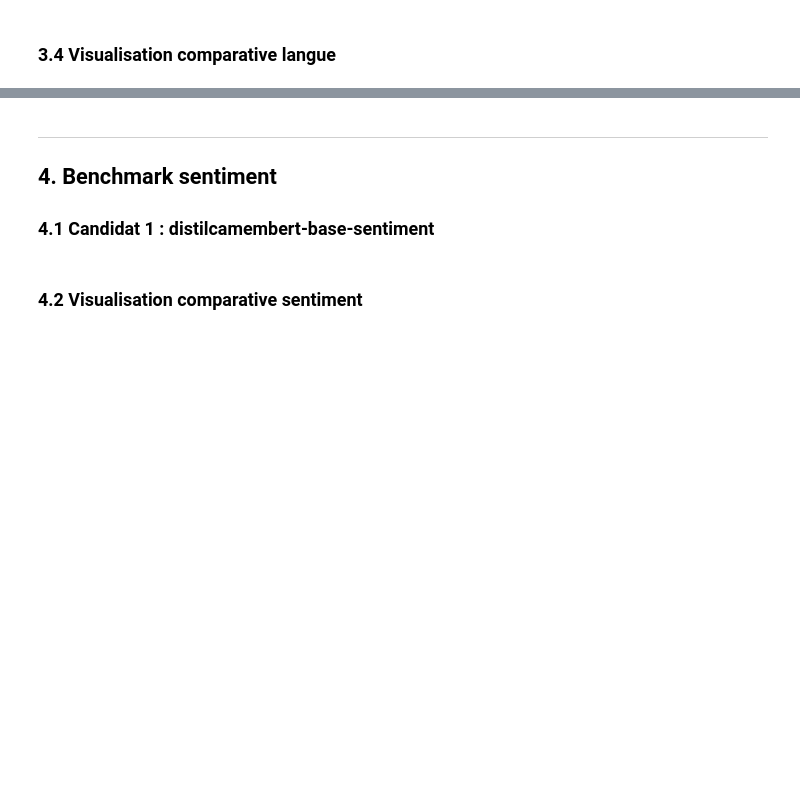
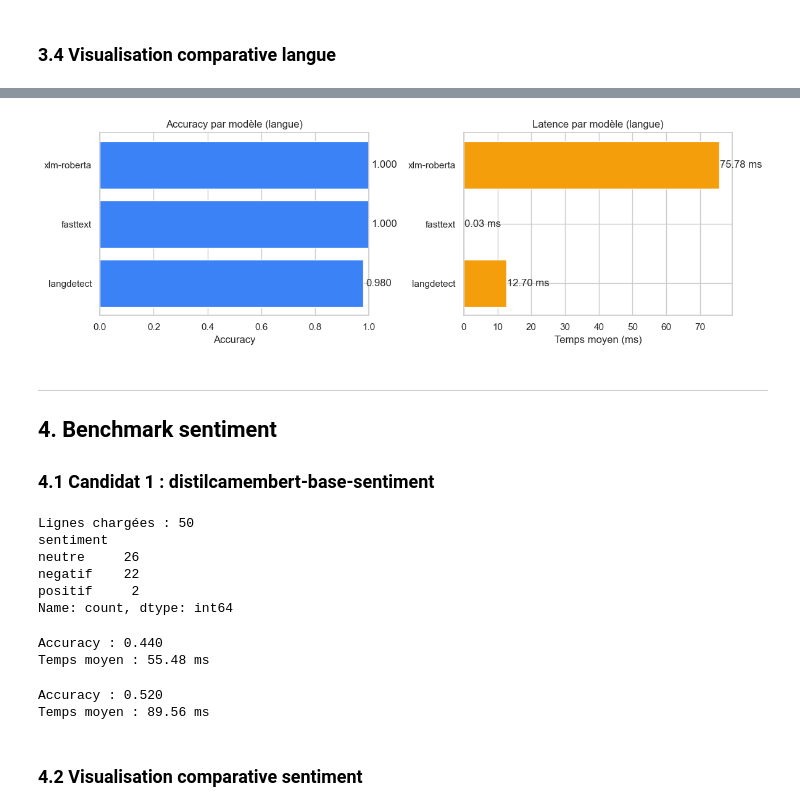
Before and after one commit to brice-g/m4, a Jupyter notebook: notebook_brief1_module4.ipynb, the cells around one changed output, grey strips where cells are left out. Cells and saved outputs as stored; diff of their text form; code cells hidden in the pictures; blank space fills up the shorter version.

```diff
--- a/notebook_brief1_module4.ipynb
+++ b/notebook_brief1_module4.ipynb
@@ -87,19 +104,17 @@ Extraire 50 lignes FR depuis la base (ou depuis le dataset local), annoter manue
 # df_sample = pd.read_sql(query, engine)
 #
 # Alternative : charger depuis le dataset local
-# df_all = pd.read_json("../M1/dataset_fastia_module1.jsonl", lines=True)
-# df_sample = df_all.sample(50, random_state=42)
+df_all = pd.read_json("dataset_fastia_module1.jsonl", lines=True)
+df_sample = df_all.sample(50, random_state=42)
 
 # Placeholder — à remplacer par vos 50 lignes annotées :
-# sentiment_data = [
-#     {"text": "...", "sentiment": "positif"},
-#     {"text": "...", "sentiment": "neutre"},
-#     {"text": "...", "sentiment": "negatif"},
-#     ...
-# ]
-#
-# with open(DATA_EVAL / "sentiment_eval_50.jsonl", "w", encoding="utf-8") as f:
-#     for item in sentiment_data:
-#         f.write(json.dumps(item, ensure_ascii=False) + "\n")
+sentiment_data = [
+    {"text": row["input"], "sentiment": "..."}
+    for _, row in df_sample.iterrows()
+]
+
+with open(DATA_EVAL / "sentiment_eval_50.jsonl", "w", encoding="utf-8") as f:
+    for item in sentiment_data:
+        f.write(json.dumps(item, ensure_ascii=False) + "\n")
 
 print("TODO : annoter 50 lignes et sauvegarder dans data/eval/sentiment_eval_50.jsonl")
@@ -267,30 +350,32 @@ plt.show()
 # %%
 # Comparaison des temps d'inférence
 # Ajouter results_fasttext et results_xlmr quand disponibles
-all_results_langue = [results_langdetect]  # ajouter les autres ici
+all_results_langue = [results_langdetect, results_fasttext, results_xlmr]  # ajouter les autres ici
 
 fig, axes = plt.subplots(1, 2, figsize=(12, 4))
 
 # Accuracy
 names = [r["model"] for r in all_results_langue]
 accs = [r["accuracy"] for r in all_results_langue]
 axes[0].barh(names, accs, color="#3b82f6")
 axes[0].set_xlim(0, 1)
 axes[0].set_xlabel("Accuracy")
 axes[0].set_title("Accuracy par modèle (langue)")
 for i, v in enumerate(accs):
     axes[0].text(v + 0.01, i, f"{v:.3f}", va="center")
 
 # Temps moyen
 avg_times = [np.mean(r["times_ms"]) for r in all_results_langue]
 axes[1].barh(names, avg_times, color="#f59e0b")
 axes[1].set_xlabel("Temps moyen (ms)")
 axes[1].set_title("Latence par modèle (langue)")
 for i, v in enumerate(avg_times):
     axes[1].text(v + 0.1, i, f"{v:.2f} ms", va="center")
 
 plt.tight_layout()
 plt.show()
+# %% [output]
+[figure, added]
 # %% [markdown]
 ---
 
@@ -311,6 +396,13 @@ else:
     print("⚠ Fichier sentiment_eval_50.jsonl non trouvé.")
     print("  → Compléter l'étape 2 d'abord (annotation manuelle).")
     df_sentiment = None
+# %% [output]
+Lignes chargées : 50
+sentiment
+neutre     26
+negatif    22
+positif     2
+Name: count, dtype: int64
 # %%
 from transformers import pipeline as hf_pipeline
 
@@ -368,6 +460,9 @@ if df_sentiment is not None:
     )
     print(f"Accuracy : {results_camembert['accuracy']:.3f}")
     print(f"Temps moyen : {np.mean(results_camembert['times_ms']):.2f} ms")
+# %% [output]
+Accuracy : 0.440
+Temps moyen : 55.48 ms
 # %%
 # Candidat 2 : bert-multilingual-sentiment
 sentiment_bert_multi = hf_pipeline(
@@ -394,6 +489,9 @@ if df_sentiment is not None:
     )
     print(f"Accuracy : {results_bert_multi['accuracy']:.3f}")
     print(f"Temps moyen : {np.mean(results_bert_multi['times_ms']):.2f} ms")
+# %% [output]
+Accuracy : 0.520
+Temps moyen : 89.56 ms
 # %% [markdown]
 ### 4.2 Visualisation comparative sentiment
 # %%
```
Also changed, not shown: parts of 16 cells of this notebook, 9 other files.
